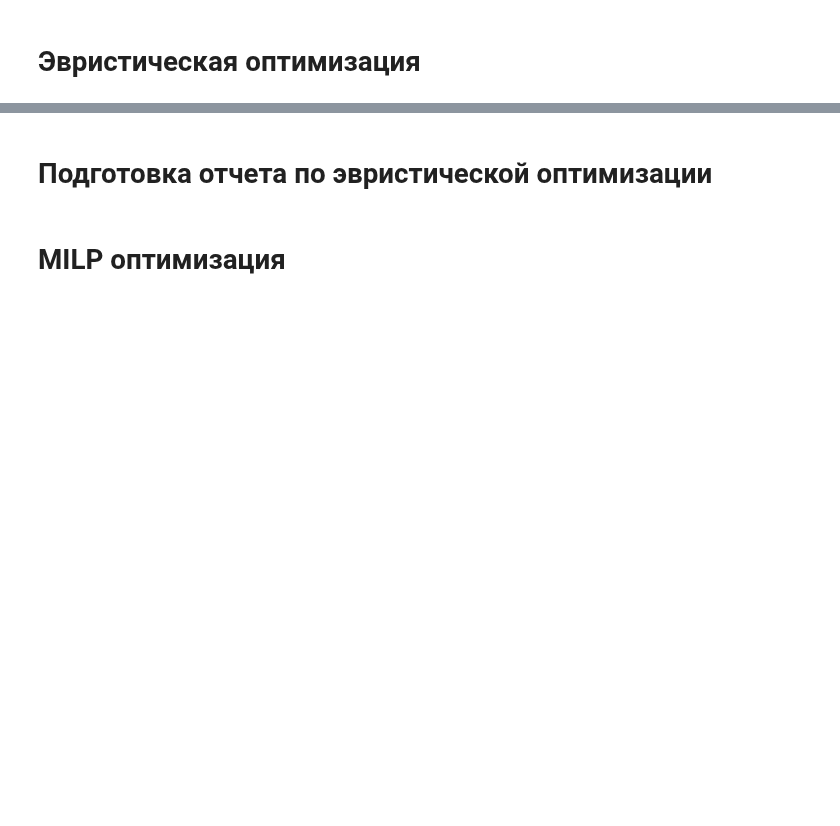
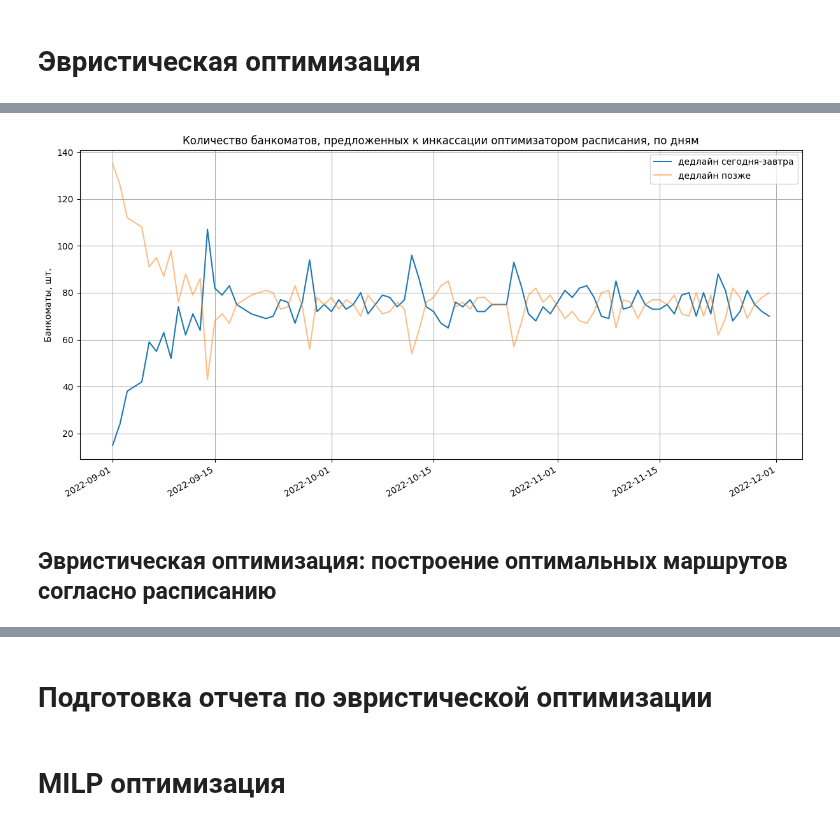
Before and after one commit to SerSmith/bank_schedule, a Jupyter notebook: main.ipynb, the cells around one changed output, grey strips where cells are left out. Cells and saved outputs as stored; diff of their text form; code cells hidden in the pictures; blank space fills up the shorter version.

Commit message:
main preparetion in progress

```diff
--- a/main.ipynb
+++ b/main.ipynb
@@ -30,0 +352,14 @@ data.run_cluster(0.01, cars_quant)
+# %%
+schedule_df = \
+    scheduler.prepare_schedule(
+        loader, # загрузчик данных
+        forecast_horizon=30, # горизонт прогноза при ежедневном обновлении расписания
+        deadline_threshold=1, # за сколько дней до "дедлайна" инкассировать банкоматы
+        atms_per_day_min=150, # сколько банкоматов минимум надо объехать задень
+        neighborhood_radius=15, # в каком радиусе времени пути банкоматы подходят для попутного объезда
+        use_greedy_scheduler=False, # использовать жадный настройщик расписания
+        use_real_data_for_update=True, # использовать реальные данные для обновления расписания
+        last_collection_method='constant', # как проставлять дату последней инкассации в файле остатков
+        forecast_model_name='lgbm', # какую модель использовать для прогноза
+        end_date='2022-11-30' # какой датой закончить прогноз (дата начала берется из файла остатков)
+        )
@@ -30,0 +375,18 @@ data.run_cluster(0.01, cars_quant)
+# %%
+mandatory_atms_ts = schedule_df.groupby('date')['is_mandatory'].sum()
+other_atms_series = schedule_df.groupby('date')['is_mandatory'].count() - mandatory_atms_ts
+
+fig, ax = plt.subplots(figsize=(12, 6))
+plt.plot(pd.Series(mandatory_atms_ts), label='дедлайн сегодня-завтра')
+plt.plot(pd.Series(other_atms_series), label='дедлайн позже', alpha=.5)
+plt.title('Количество банкоматов, предложенных к инкассации оптимизатором расписания, по дням')
+fig.autofmt_xdate()
+plt.tight_layout()
+plt.legend()
+plt.ylabel('Банкоматы, шт.')
+plt.grid()
+plt.show()
+# %% [output]
+[figure, added]
+# %% [markdown]
+## Эвристическая оптимизация: построение оптимальных маршрутов согласно расписанию
```
Also changed, not shown: parts of 24 cells of this notebook, 4 other files.
